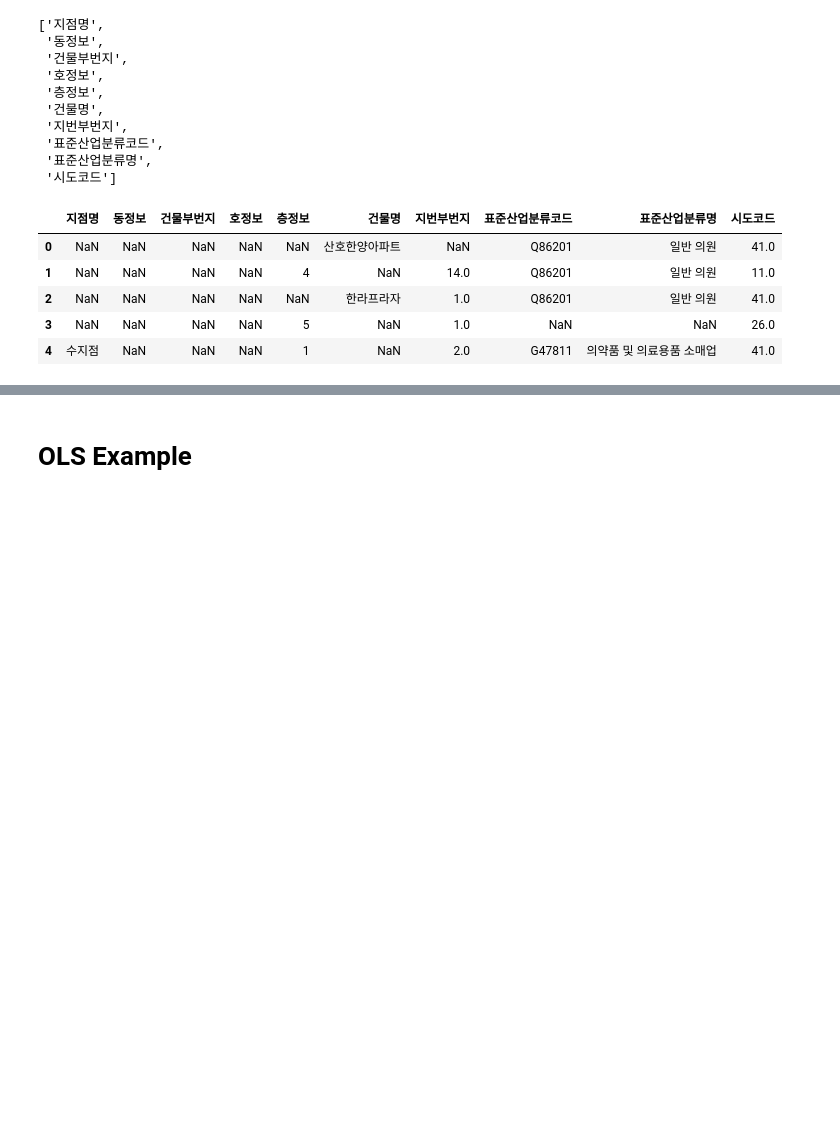
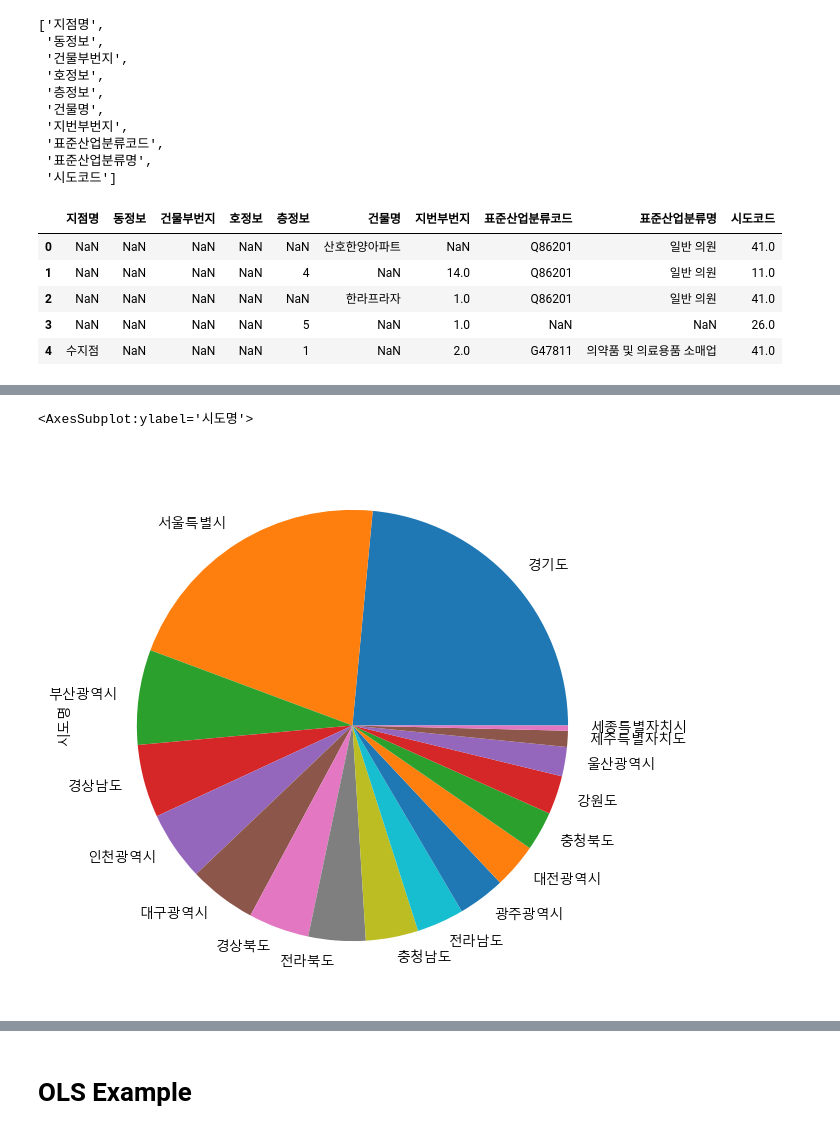
Before and after one commit to LeticiaKang/Python_SelfStudy, a Jupyter notebook: (8) 데이터 분석/220924_medical_institution_data.ipynb, the cells around one changed output, grey strips where cells are left out. Cells and saved outputs as stored; diff of their text form; code cells hidden in the pictures; blank space fills up the shorter version.

```diff
--- a/(8) 데이터 분석/220924_medical_institution_data.ipynb
+++ b/(8) 데이터 분석/220924_medical_institution_data.ipynb
@@ -262,0 +444,6 @@ df[drop_columns].head()
+# %%
+# 파이 그리기
+city_normalize.plot.pie(figsize=(7, 7))
+# %% [output]
+<AxesSubplot:ylabel='시도명'>
+[figure, added]
```
Also changed, not shown: parts of 55 cells of this notebook.
